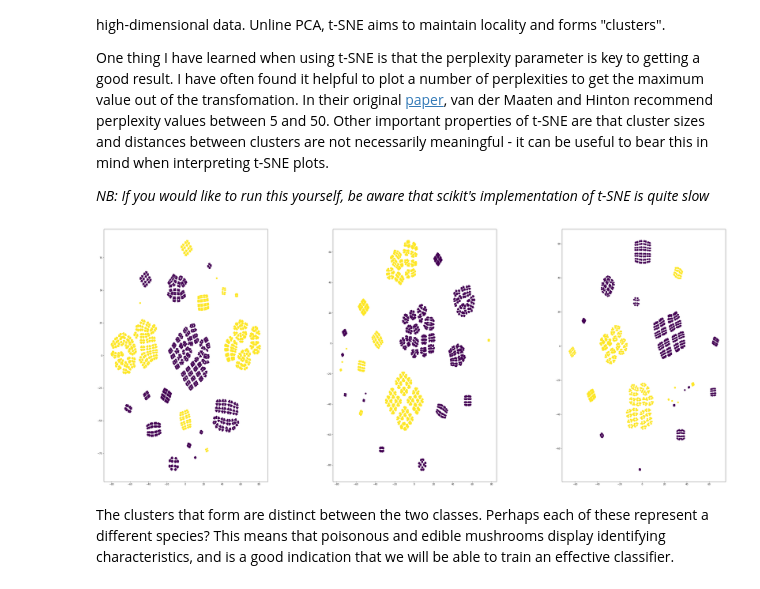
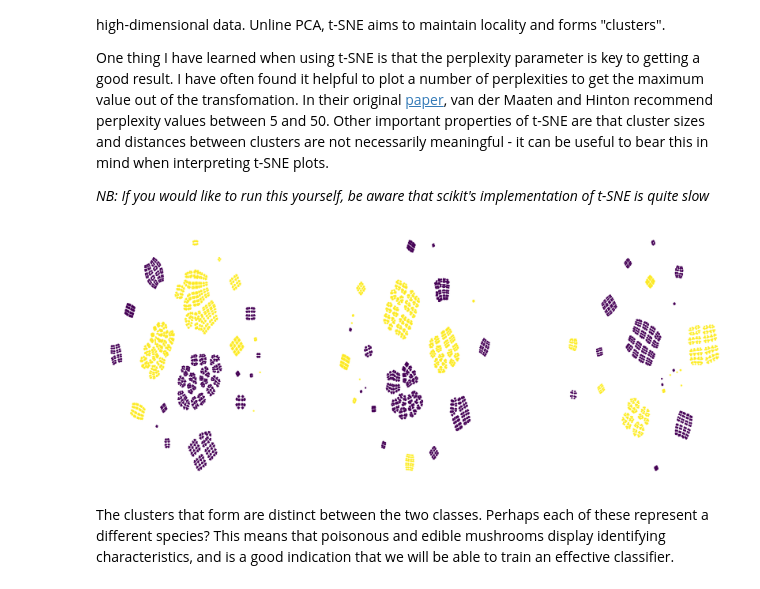
Before and after one commit to sonjoonho/poisonous-mushroom-classification, a Jupyter notebook: poisonous_mushroom_classification.ipynb, the cells around one changed output. Drawn from its saved outputs; the diff is of its cells as text; code cells hidden in the pictures.

```diff
--- a/poisonous_mushroom_classification.ipynb
+++ b/poisonous_mushroom_classification.ipynb
@@ -218,13 +218,14 @@ $H_{1}:$ A and B are dependent
 # Define alpha
 alpha = 0.05
 
+values = {}
 for col in X.columns.values:
 
     A, B = mushrooms[col], mushrooms["class"]
 
     dfObserved = pd.crosstab(A, B)
     chi2, p, dof, expected = scipy.stats.chi2_contingency(dfObserved.values)
-
+    values[col] = p
     if p < alpha:
         # Reject null hypothesis
         print("{} is important. (p = {})".format(col, p))
@@ -486,21 +509,24 @@ One thing I have learned when using t-SNE is that the perplexity parameter is ke
 # %%
 from sklearn.manifold import TSNE
 
 fig = plt.figure(figsize=(50,50))
 fig.subplots_adjust(hspace=0.4, wspace=0.4)
 
 # Perplexities to test
 perplexities = [5, 25, 50]
 
 # Perform t-SNE on the one-hot encoded labels
 for i, p in enumerate(perplexities, 1):
     ax = fig.add_subplot(2, 3, i)
 
     tsne = TSNE(n_components=2, perplexity=p)
     clusters = tsne.fit_transform(onehotlabels)
+    plt.axis("off")
 
     plt.scatter(clusters[:, 0], clusters[:, 1], c=y_2.ravel())
+
+plt.savefig("tsne.eps", bbox_inches="tight", pad_inches=0, format="eps", dpi=600)
 # %% [output]
-[figure, old version]
+[figure, new version]
 # %% [markdown]
 The clusters that form are distinct between the two classes. Perhaps each of these represent a different species? This means that poisonous and edible mushrooms display identifying characteristics, and is a good indication that we will be able to train an effective classifier.
```
Also changed, not shown: parts of 13 cells of this notebook.
